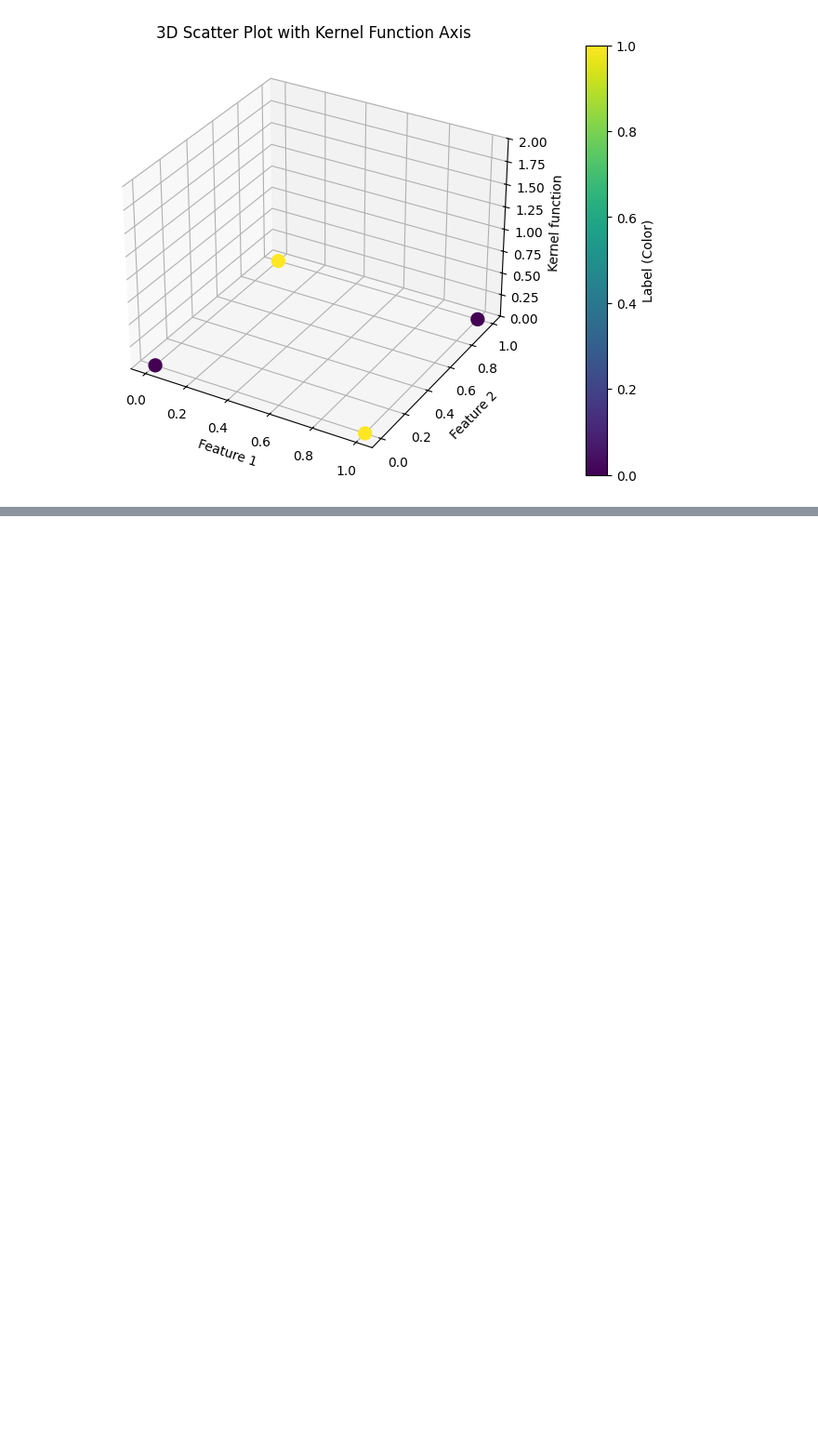
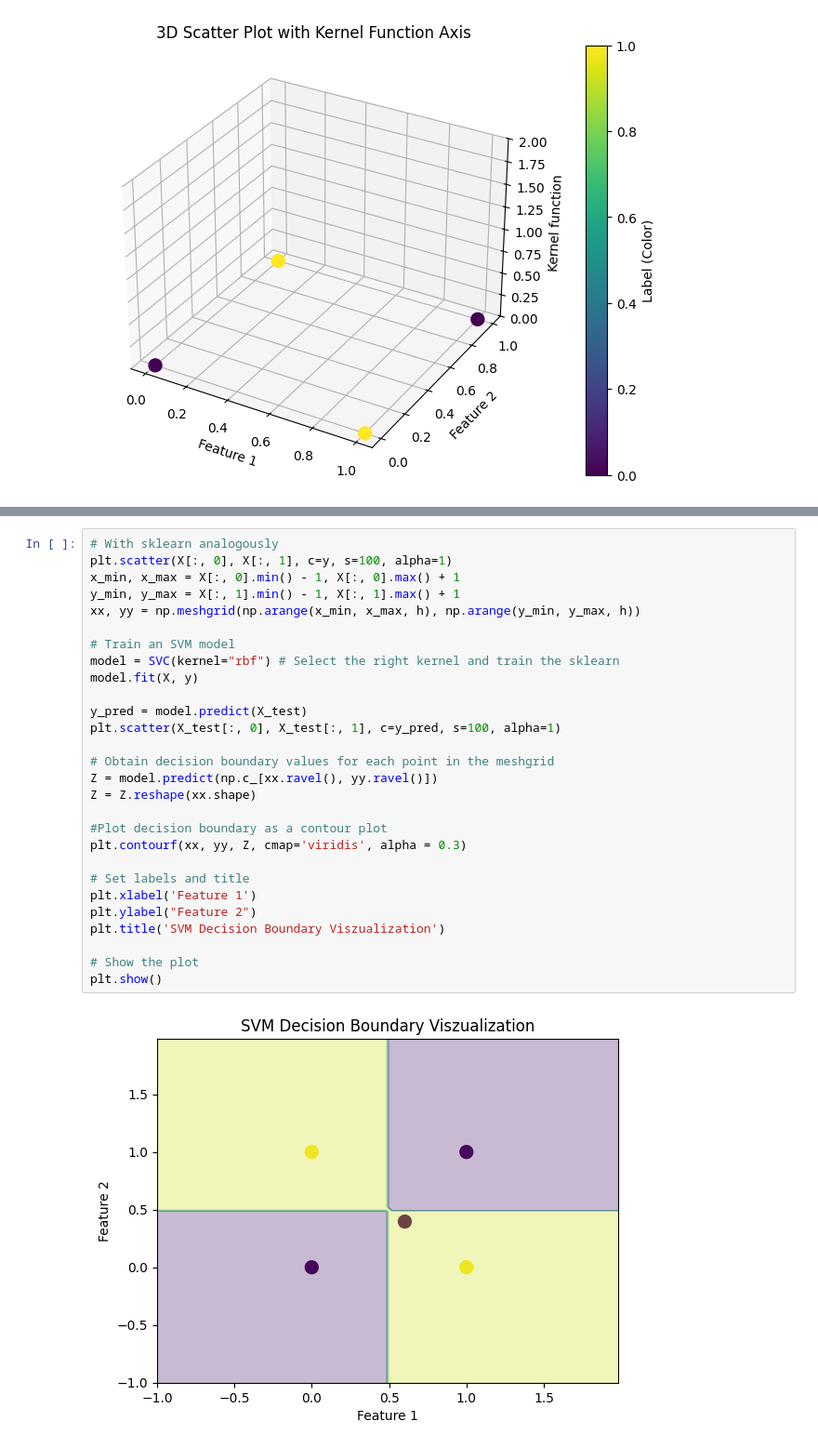
Before and after one commit to pm012/DataScience_sandbox, a Jupyter notebook: notebooks/module5/module5_1.ipynb, the cells around one changed output, grey strips where cells are left out. Shown at 93% size. Saved outputs shown, nothing was run; the diff lists cells and outputs as text; blank space fills up the shorter version.

```diff
--- a/notebooks/module5/module5_1.ipynb
+++ b/notebooks/module5/module5_1.ipynb
@@ -394,0 +659,30 @@ plt.show()
+# %%
+# With sklearn analogously
+plt.scatter(X[:, 0], X[:, 1], c=y, s=100, alpha=1)
+x_min, x_max = X[:, 0].min() - 1, X[:, 0].max() + 1
+y_min, y_max = X[:, 1].min() - 1, X[:, 1].max() + 1
+xx, yy = np.meshgrid(np.arange(x_min, x_max, h), np.arange(y_min, y_max, h))
+
+# Train an SVM model
+model = SVC(kernel="rbf") # Select the right kernel and train the sklearn
+model.fit(X, y)
+
+y_pred = model.predict(X_test)
+plt.scatter(X_test[:, 0], X_test[:, 1], c=y_pred, s=100, alpha=1)
+
+# Obtain decision boundary values for each point in the meshgrid
+Z = model.predict(np.c_[xx.ravel(), yy.ravel()])
+Z = Z.reshape(xx.shape)
+
+#Plot decision boundary as a contour plot
+plt.contourf(xx, yy, Z, cmap='viridis', alpha = 0.3)
+
+# Set labels and title
+plt.xlabel('Feature 1')
+plt.ylabel("Feature 2")
+plt.title('SVM Decision Boundary Viszualization')
+
+# Show the plot
+plt.show()
+# %% [output]
+[figure, added]
```
Also changed, not shown: parts of 32 cells of this notebook.
